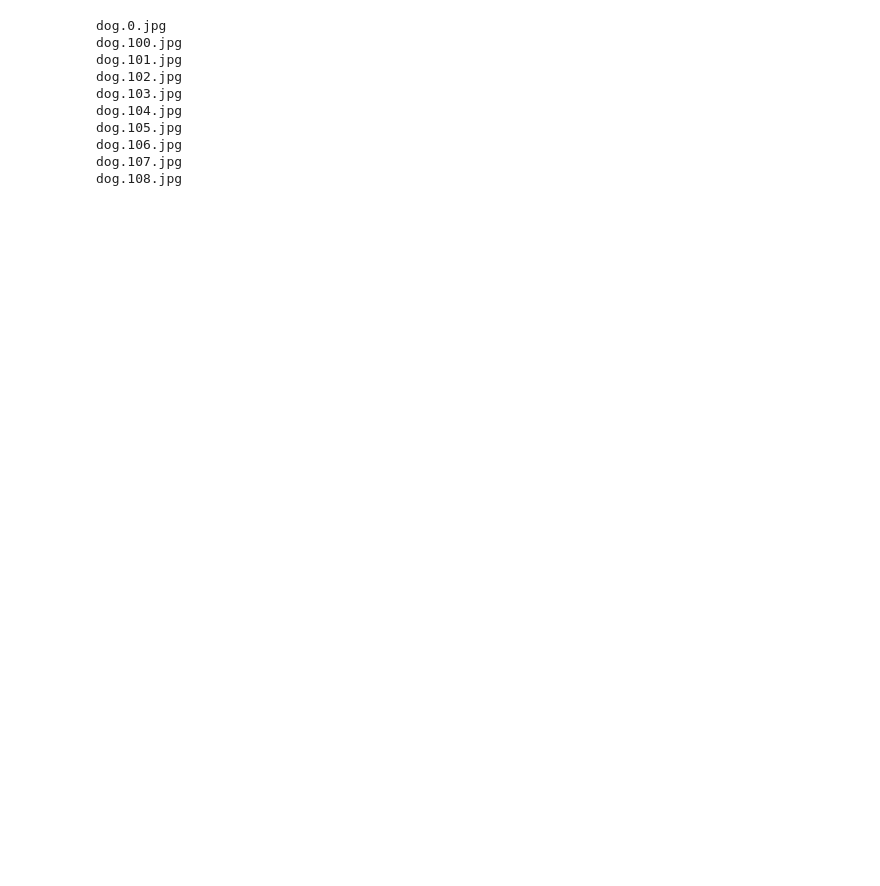
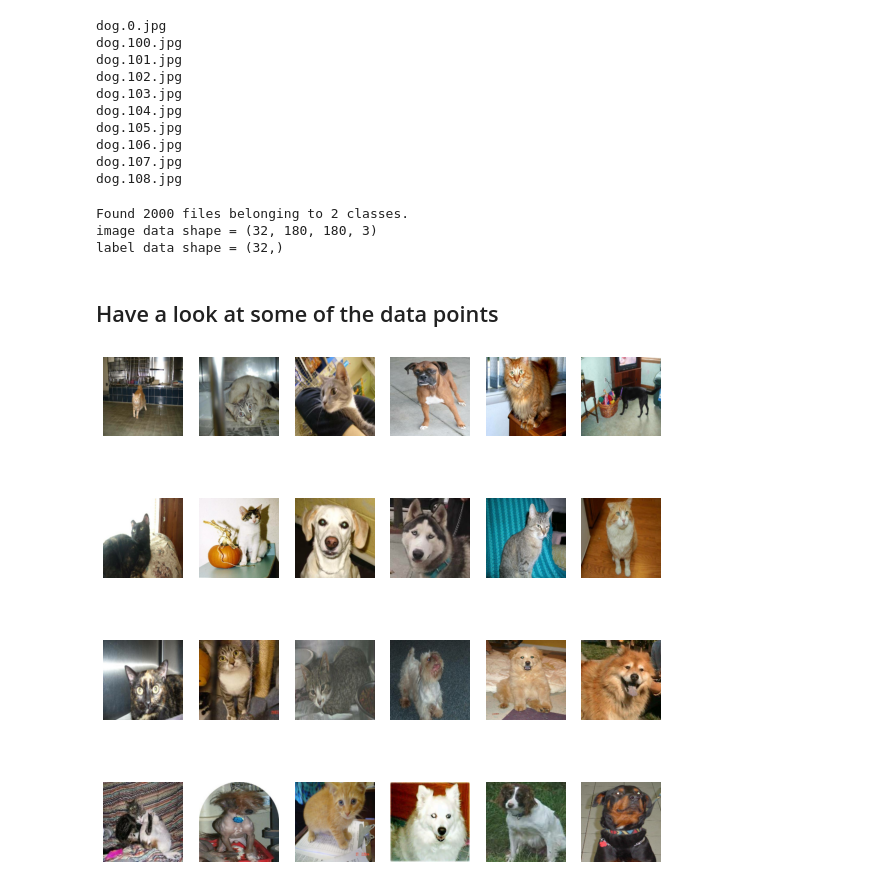
Before and after one commit to hpink97/ML_notebooks, a Jupyter notebook: 05_image_classification_CNN.ipynb, the cells around one changed output. Cells and saved outputs as stored; diff of their text form; code cells hidden in the pictures; blank space fills up the shorter version.

```diff
--- a/05_image_classification_CNN.ipynb
+++ b/05_image_classification_CNN.ipynb
@@ -177,3 +205,33 @@ dog.105.jpg
 dog.106.jpg
 dog.107.jpg
 dog.108.jpg
+# %%
+cats_v_dogs_train = import_img_dir(
+    new_dir /'train',
+    image_size=(180,180),
+    batch_size =32
+)
+
+
+for batch_img, batch_labels in cats_v_dogs_train:
+  print(f"image data shape = {batch_img.shape}")
+  print(f"label data shape = {batch_labels.shape}")
+  break
+# %% [output]
+Found 2000 files belonging to 2 classes.
+image data shape = (32, 180, 180, 3)
+label data shape = (32,)
+# %% [markdown]
+## Have a look at some of the data points
+# %%
+n_row = 4
+n_col =6
+plt.rcParams['figure.figsize'] = [10*n_row, 10*n_col]
+plt.figure(figsize=(10,10)),
+for i in range(n_row*n_col):
+  for img, _ in cats_v_dogs_train.take(1):
+    ax = plt.subplot(n_row,n_col,i+1)
+    ax.axis('off')
+    plt.imshow(img[0].numpy().astype("uint8"))
+# %% [output]
+[figure, added]
```
Also changed, not shown: parts of 33 cells of this notebook.
